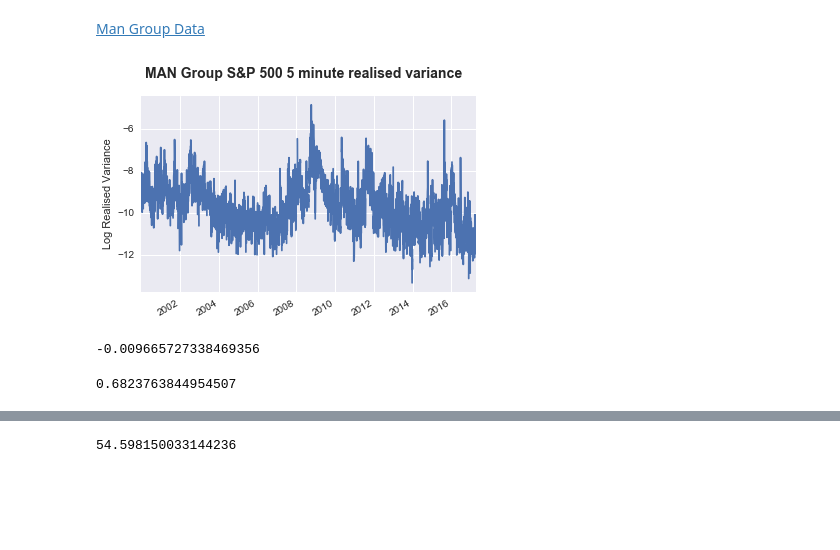
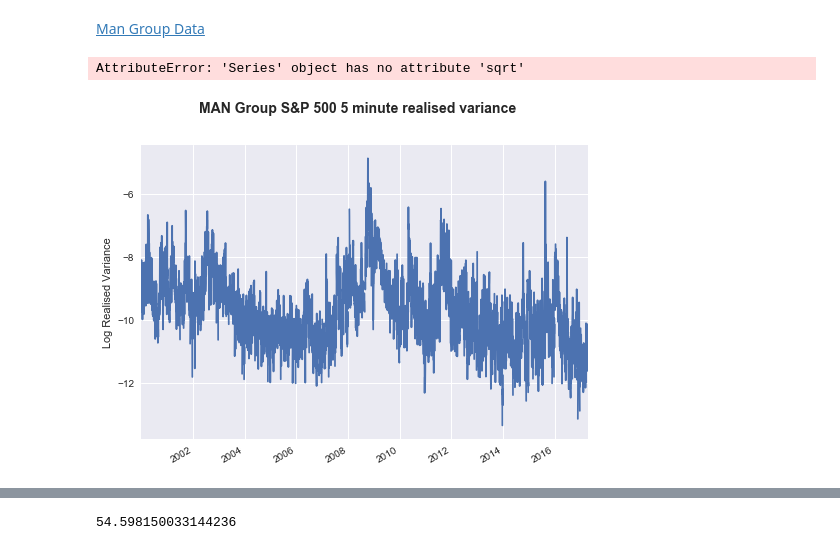
Before and after one commit to ef4s/RoughVol, a Jupyter notebook: Untitled.ipynb, the cells around one changed output, grey strips where cells are left out. Cells and saved outputs as stored; diff of their text form; code cells hidden in the pictures; blank space fills up the shorter version.

```diff
--- a/Untitled.ipynb
+++ b/Untitled.ipynb
@@ -21,23 +23,17 @@ Fractional Brownian Motion (fBM) is like Brownian Motion, but the increments are
 [Man Group Data](http://realized.oxford-man.ox.ac.uk/data/download)
 # %%
 man = pd.read_csv('OxfordManRealizedVolatilityIndices.csv', header=2, index_col=0, parse_dates=True, usecols=[0,1])
-man = np.log(man['SPX2.rv'])
+man = np.log(man['SPX2.rv'].
+# %% [output]
+AttributeError: 'Series' object has no attribute 'sqrt'
 # %%
-fig = plt.figure()
+fig = plt.figure(figsize=(8, 6))
 fig.suptitle('MAN Group S&P 500 5 minute realised variance', fontsize=14, fontweight='bold')
 
 ax = fig.add_subplot(111)
 man.plot(ax=ax)
 
 ax.set_ylabel('Log Realised Variance')
 ax.xaxis.label.set_visible(False)
 # %% [output]
-[figure, old version]
+[figure, new version]
-# %%
-man.diff().mean()
-# %% [output]
--0.009665727338469356
-# %%
-man.diff().std()
-# %% [output]
-0.6823763844954507
```
Also changed, not shown: parts of 6 cells of this notebook.
